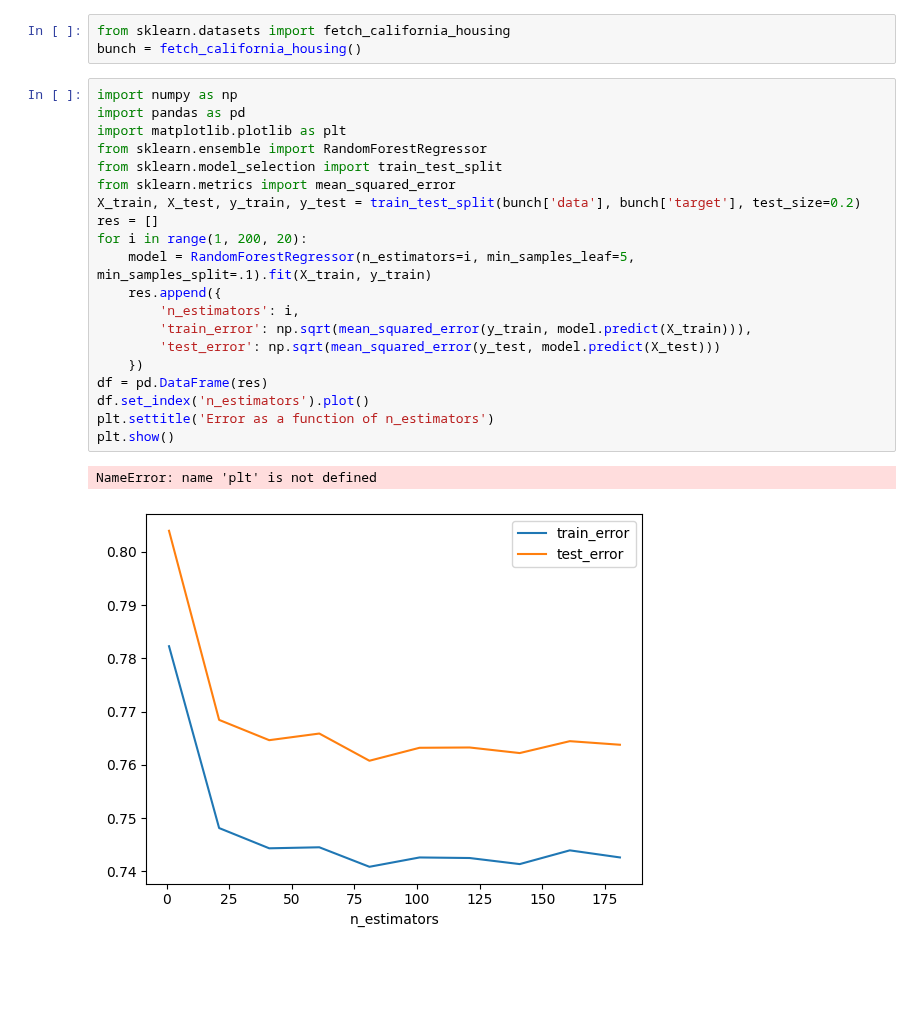
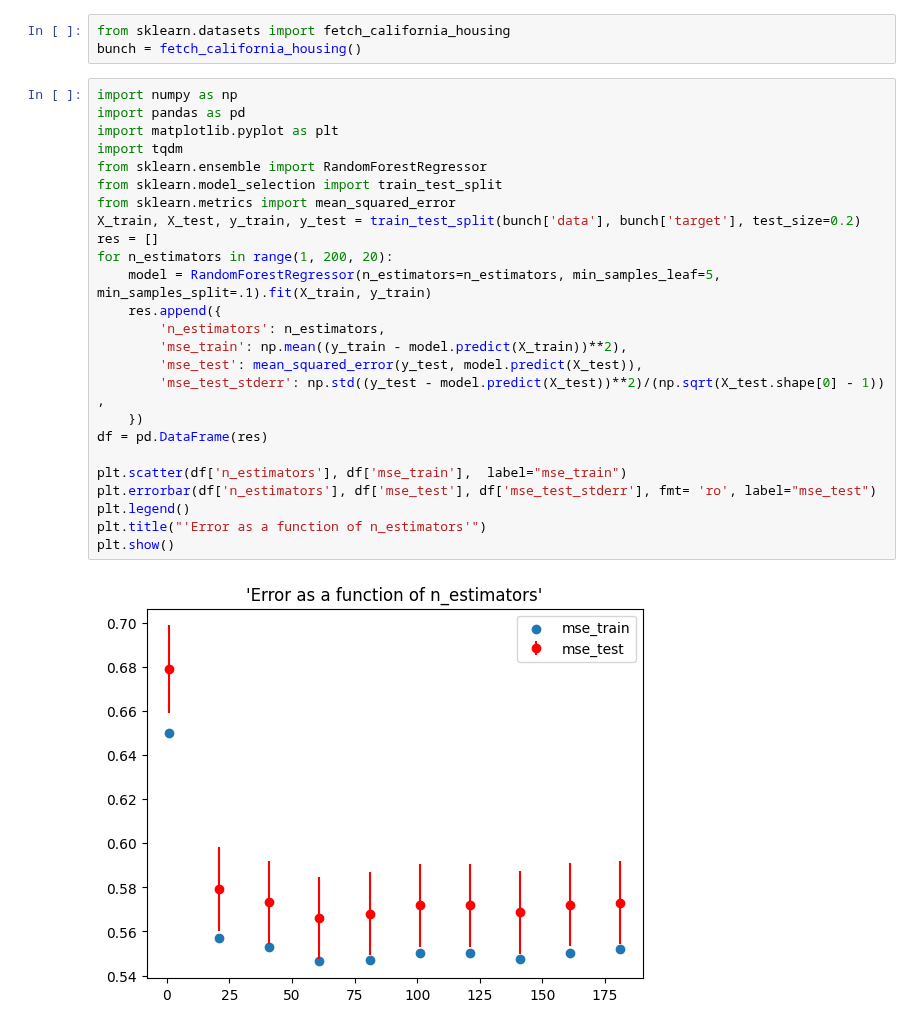
Before and after one commit to rameshnatarajanus/katz-aim5004-fall2025, a Jupyter notebook: notebooks/Lecture-06-Overfittng-and-Regularization-1.ipynb, the cells around one changed output. Drawn from its saved outputs; the diff is of its cells as text; blank space fills up the shorter version.

```diff
--- a/notebooks/Lecture-06-Overfittng-and-Regularization-1.ipynb
+++ b/notebooks/Lecture-06-Overfittng-and-Regularization-1.ipynb
@@ -263,23 +263,28 @@ bunch = fetch_california_housing()
 # %%
 import numpy as np
 import pandas as pd
-import matplotlib.plotlib as plt
+import matplotlib.pyplot as plt
+import tqdm
 from sklearn.ensemble import RandomForestRegressor
 from sklearn.model_selection import train_test_split
 from sklearn.metrics import mean_squared_error
 X_train, X_test, y_train, y_test = train_test_split(bunch['data'], bunch['target'], test_size=0.2)
 res = []
-for i in range(1, 200, 20):
-    model = RandomForestRegressor(n_estimators=i, min_samples_leaf=5, min_samples_split=.1).fit(X_train, y_train)
+for n_estimators in range(1, 200, 20):
+    model = RandomForestRegressor(n_estimators=n_estimators, min_samples_leaf=5, min_samples_split=.1).fit(X_train, y_train)
     res.append({
-        'n_estimators': i,
-        'train_error': np.sqrt(mean_squared_error(y_train, model.predict(X_train))),
-        'test_error': np.sqrt(mean_squared_error(y_test, model.predict(X_test)))
+        'n_estimators': n_estimators,
+        'mse_train': np.mean((y_train - model.predict(X_train))**2),
+        'mse_test': mean_squared_error(y_test, model.predict(X_test)),
+        'mse_test_stderr': np.std((y_test - model.predict(X_test))**2)/(np.sqrt(X_test.shape[0] - 1))
+,
     })
 df = pd.DataFrame(res)
-df.set_index('n_estimators').plot()
-plt.settitle('Error as a function of n_estimators')
+
+plt.scatter(df['n_estimators'], df['mse_train'],  label="mse_train")
+plt.errorbar(df['n_estimators'], df['mse_test'], df['mse_test_stderr'], fmt= 'ro', label="mse_test")
+plt.legend()
+plt.title("'Error as a function of n_estimators'")
 plt.show()
 # %% [output]
-NameError: name 'plt' is not defined
-[figure, old version]
+[figure, new version]
```
Also changed, not shown: parts of 2 cells of this notebook, 1 other file.
